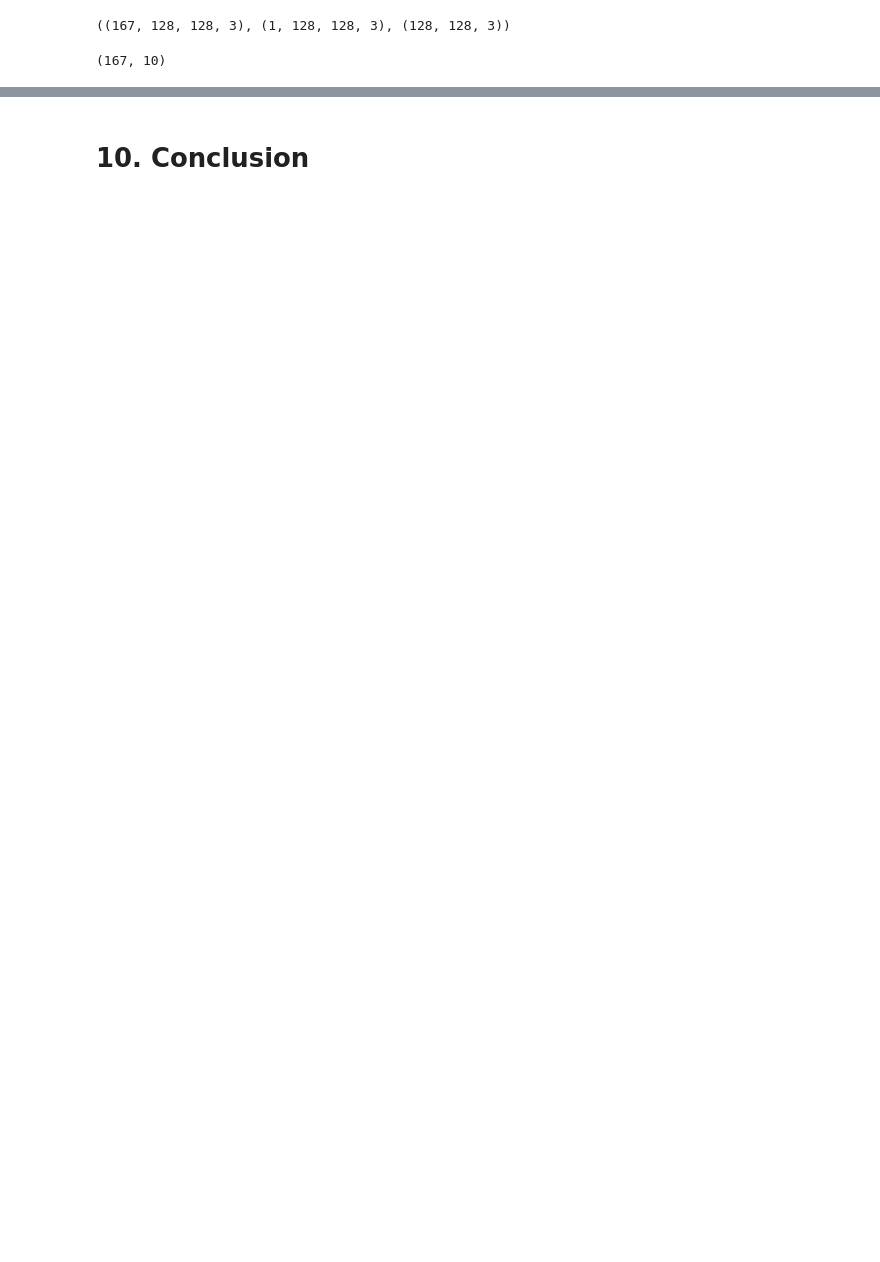
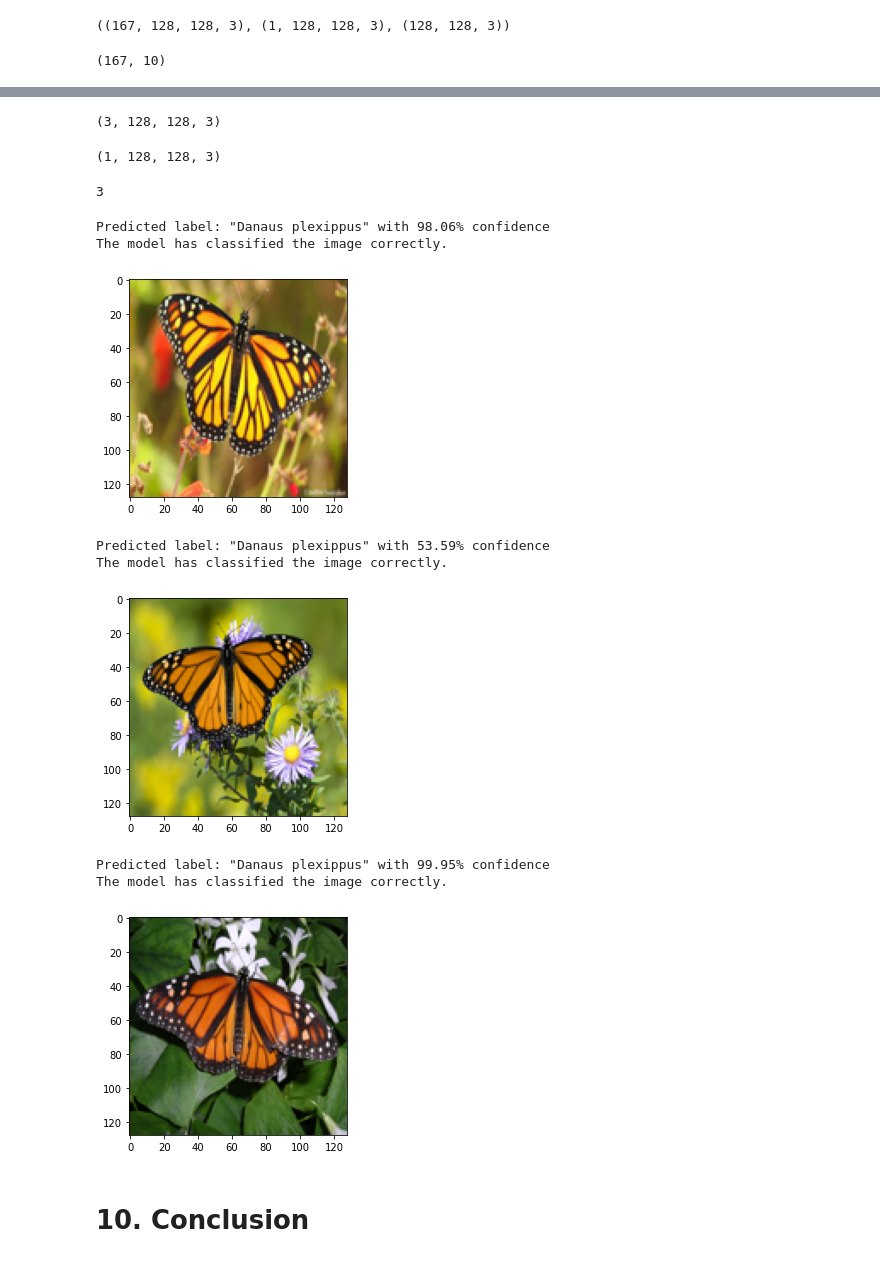
Before and after one commit to hurni/Module-3, a Jupyter notebook: butterfly-classification.ipynb, the cells around one changed output, grey strips where cells are left out. Saved outputs shown, nothing was run; the diff lists cells and outputs as text; code cells hidden in the pictures; blank space fills up the shorter version.

```diff
--- a/butterfly-classification.ipynb
+++ b/butterfly-classification.ipynb
@@ -553,0 +570,7 @@ True label: 1 (Heliconius charitonius)
+# %%
+# Load the previously saved weights from the checkpoint
+model.load_weights('saved_weights/butterfly_58.ckpt')
+
+# Re-evaluate the model
+loss, acc = model.evaluate(x_test, y_test, verbose=2)
+print("Restored model, accuracy: {:5.2f}%".format(100 * acc))
@@ -554,9 +580,10 @@ True label: 1 (Heliconius charitonius)
 # %%
-model.load_weights('save/butterfly_1.ckpt')
-model.evaluate(x_test,  y_test, verbose=2)
+## Load the weights from the checkpoint and re-evaluate model
+#model.load_weights('saved_weights/butterfly_1.ckpt')
+#model.evaluate(x_test,  y_test, verbose=2)
 
-model.load_weights('save/butterfly_26.ckpt')
-model.evaluate(x_test,  y_test, verbose=2)
+#model.load_weights('saved_weights/butterfly_26.ckpt')
+#model.evaluate(x_test,  y_test, verbose=2)
 
-model.load_weights('save/butterfly_56.ckpt')
-model.evaluate(x_test,  y_test, verbose=2)
+#model.load_weights('saved_weights/butterfly_56.ckpt')
+#model.evaluate(x_test,  y_test, verbose=2)
@@ -587,3 +598,47 @@ print(w.shape, b.shape)
+# %%
+# array of all images from the links above
+final_test = []
+for img in glob.glob("./test_images/Danaus*.jpg"):
+    # Load images
+    image = Image.open(img)
+    # Resize image
+    size_image = image.resize((128,128))
+    final_test.append(np.array(size_image))
+
+final_test = np.array(final_test)
+final_test.shape
+# %% [output]
+(3, 128, 128, 3)
+# %%
+final_test[1:2].shape
+# %% [output]
+(1, 128, 128, 3)
+# %%
+len(final_test)
+# %% [output]
+3
+# %%
+for i in range(len(final_test)):
+    # Test trained model on image with id = i
+    y_pred = model.predict(final_test[i:i+1].astype(float))
+    # Print the index of the class with the highest predicted probability
+    print(f'Predicted label: "{enc.classes_[np.argmax(y_pred)]}" with {y_pred.ravel()[np.argmax(y_pred)]*100:2.2f}% confidence')
+    if enc.classes_[np.argmax(y_pred)] == 'Danaus plexippus':
+        print(f'The model has classified the image correctly.')
+    else:
+        print(f'The model has misclassified the image.')
+    plt.imshow(final_test[i])
+    plt.show();
+# %% [output]
+Predicted label: "Danaus plexippus" with 98.06% confidence
+The model has classified the image correctly.
+[figure, added]
+Predicted label: "Danaus plexippus" with 53.59% confidence
+The model has classified the image correctly.
+[figure, added]
+Predicted label: "Danaus plexippus" with 99.95% confidence
+The model has classified the image correctly.
+[figure, added]
 # %% [markdown]
 <a name="conclusion"></a>
 # 10. Conclusion
```
Also changed, not shown: parts of 25 cells of this notebook.
